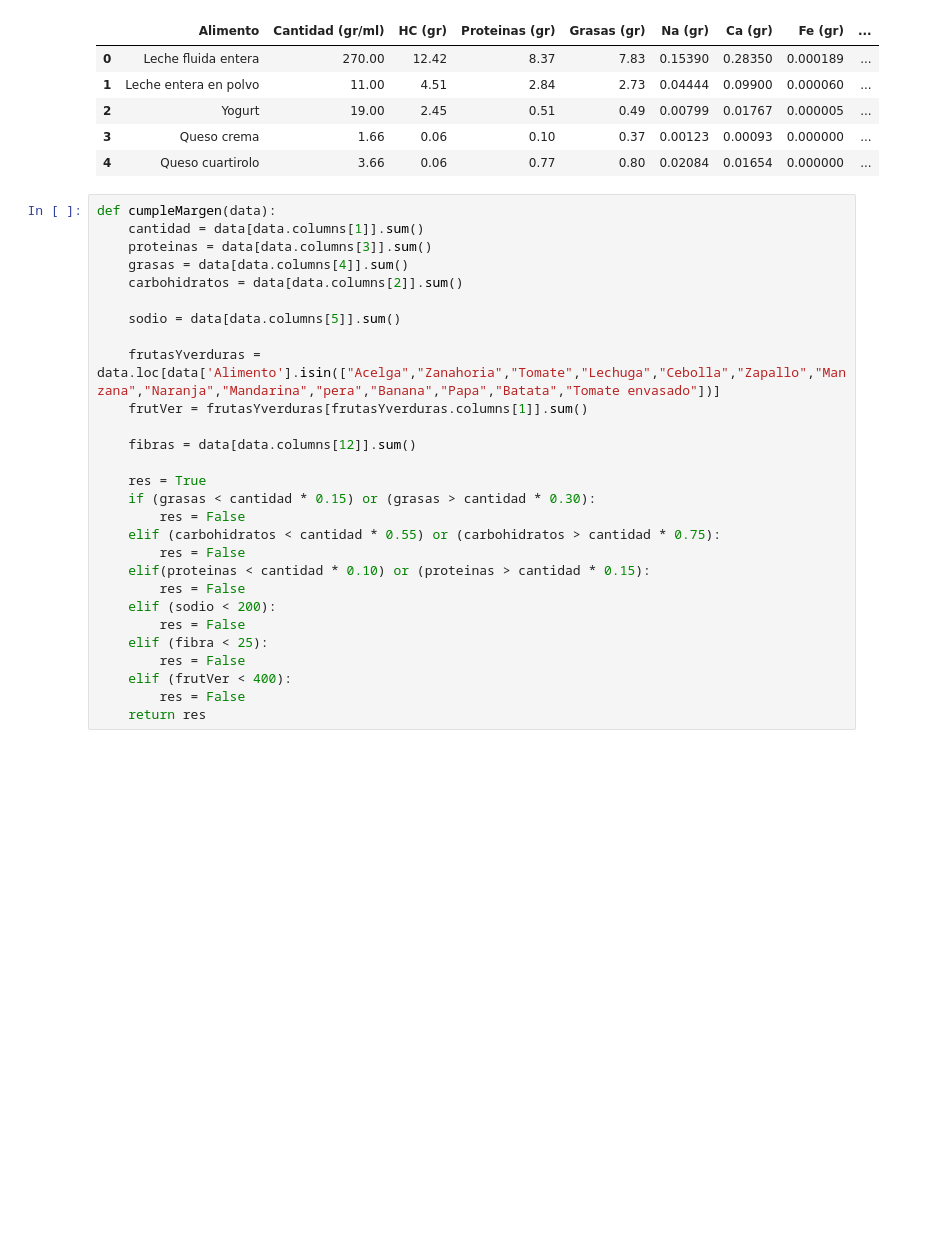
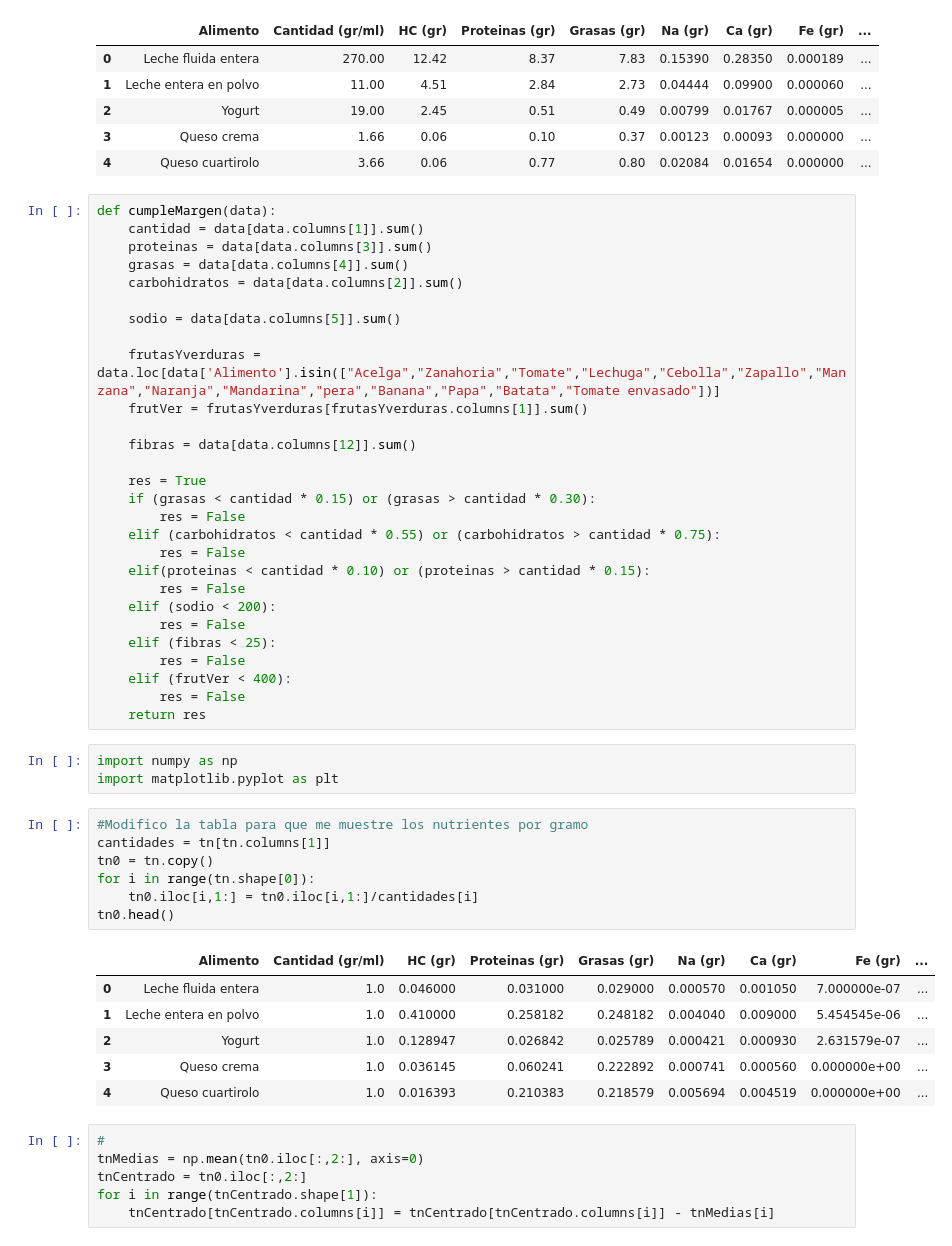
Before and after one commit to r3ch1rd/TP2alc, a Jupyter notebook: TP2alc.ipynb, the cells around one changed output. Cells and saved outputs as stored; diff of their text form; blank space fills up the shorter version.

```diff
--- a/TP2alc.ipynb
+++ b/TP2alc.ipynb
@@ -59,8 +59,31 @@ def cumpleMargen(data):
         res = False
     elif (sodio < 200):
         res = False
-    elif (fibra < 25):
+    elif (fibras < 25):
         res = False
     elif (frutVer < 400):
         res = False
     return res
+# %%
+import numpy as np
+import matplotlib.pyplot as plt
+# %%
+#Modifico la tabla para que me muestre los nutrientes por gramo
+cantidades = tn[tn.columns[1]]
+tn0 = tn.copy()
+for i in range(tn.shape[0]):
+    tn0.iloc[i,1:] = tn0.iloc[i,1:]/cantidades[i]
+tn0.head()
+# %% [output]
+|  | Alimento | Cantidad (gr/ml) | HC (gr) | Proteinas (gr) | Grasas (gr) | Na (gr) | Ca (gr) | Fe (gr) | ... |
+| 0 | Leche fluida entera | 1.0 | 0.046000 | 0.031000 | 0.029000 | 0.000570 | 0.001050 | 7.000000e-07 | ... |
+| 1 | Leche entera en polvo | 1.0 | 0.410000 | 0.258182 | 0.248182 | 0.004040 | 0.009000 | 5.454545e-06 | ... |
+| 2 | Yogurt | 1.0 | 0.128947 | 0.026842 | 0.025789 | 0.000421 | 0.000930 | 2.631579e-07 | ... |
+| 3 | Queso crema | 1.0 | 0.036145 | 0.060241 | 0.222892 | 0.000741 | 0.000560 | 0.000000e+00 | ... |
+| 4 | Queso cuartirolo | 1.0 | 0.016393 | 0.210383 | 0.218579 | 0.005694 | 0.004519 | 0.000000e+00 | ... |
+# %%
+#
+tnMedias = np.mean(tn0.iloc[:,2:], axis=0)
+tnCentrado = tn0.iloc[:,2:]
+for i in range(tnCentrado.shape[1]):
+    tnCentrado[tnCentrado.columns[i]] = tnCentrado[tnCentrado.columns[i]] - tnMedias[i]
```
Also changed, not shown: parts of 1 cell of this notebook.
